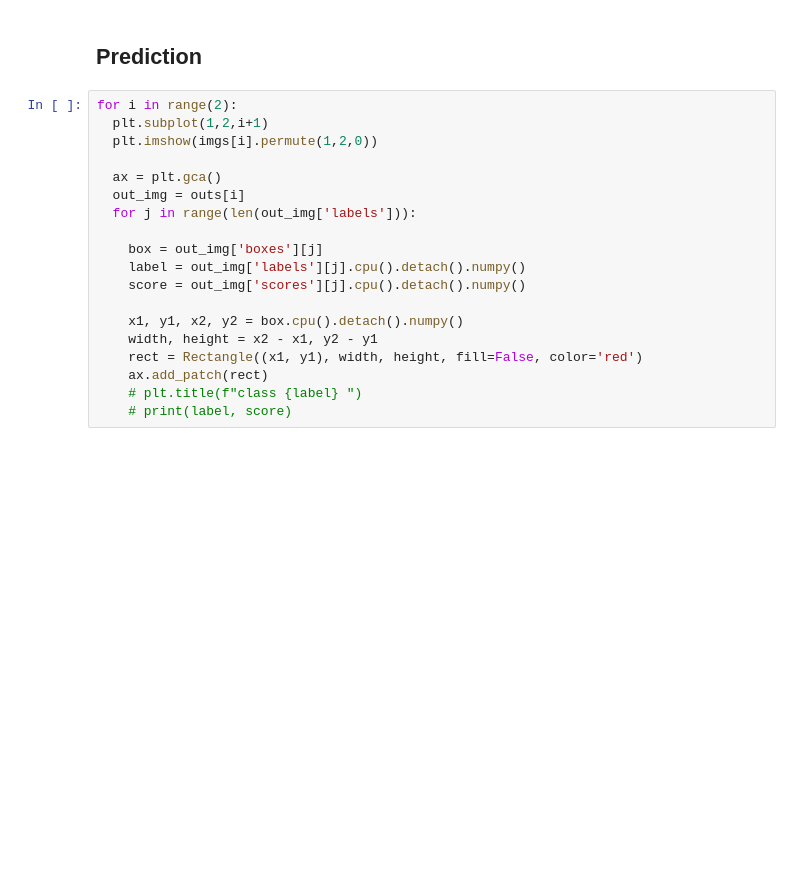
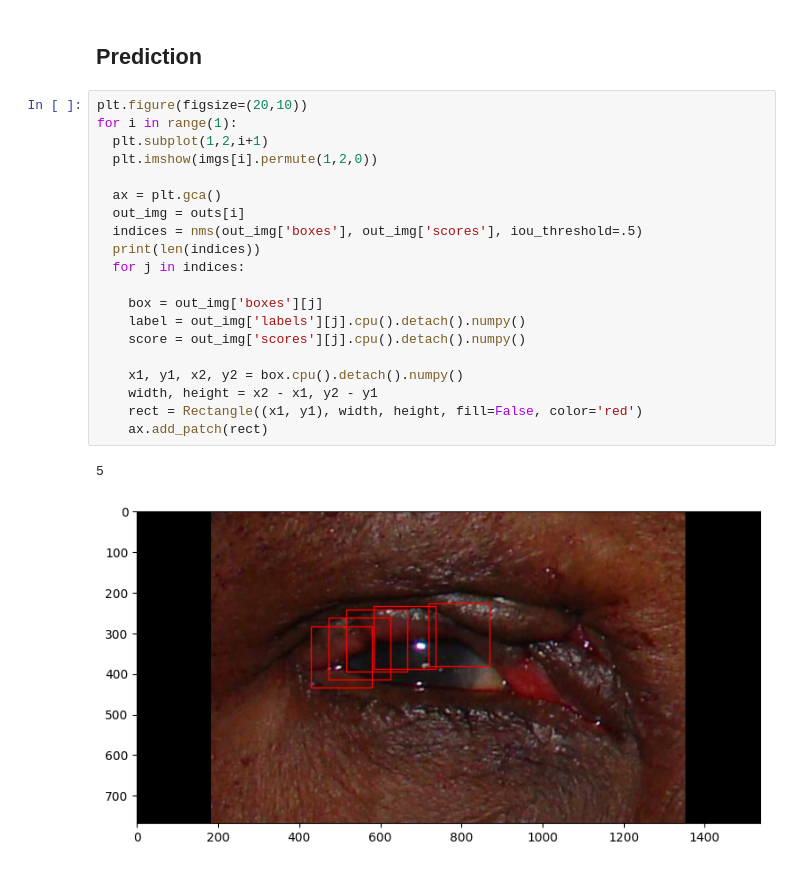
Before and after one commit to lucieDLE/trachoma, a Jupyter notebook: src/py/notebooks/faster-rcnn-dl.ipynb, the cells around one changed output. Cells and saved outputs as stored; diff of their text form; blank space fills up the shorter version.

```diff
--- a/src/py/notebooks/faster-rcnn-dl.ipynb
+++ b/src/py/notebooks/faster-rcnn-dl.ipynb
@@ -181,21 +258,25 @@ for j in range(len(target['labels'])):
 # %% [markdown]
 ## Prediction
 # %%
-for i in range(2):
+plt.figure(figsize=(20,10))
+for i in range(1):
   plt.subplot(1,2,i+1)
   plt.imshow(imgs[i].permute(1,2,0))
 
   ax = plt.gca()
   out_img = outs[i]
-  for j in range(len(out_img['labels'])):
+  indices = nms(out_img['boxes'], out_img['scores'], iou_threshold=.5)
+  print(len(indices))
+  for j in indices:
 
     box = out_img['boxes'][j]
     label = out_img['labels'][j].cpu().detach().numpy()
     score = out_img['scores'][j].cpu().detach().numpy()
 
     x1, y1, x2, y2 = box.cpu().detach().numpy()
     width, height = x2 - x1, y2 - y1
     rect = Rectangle((x1, y1), width, height, fill=False, color='red')
     ax.add_patch(rect)
-    # plt.title(f"class {label} ")
-    # print(label, score)
+# %% [output]
+5
+[figure, added]
```
Also changed, not shown: parts of 45 cells of this notebook, 4 other files.
